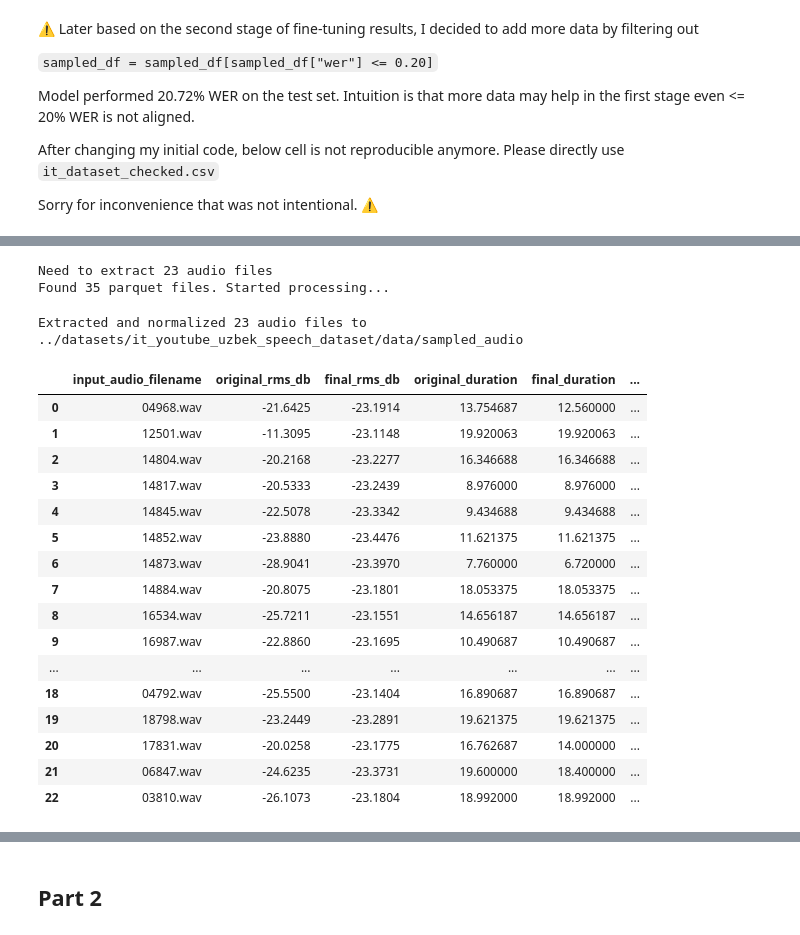
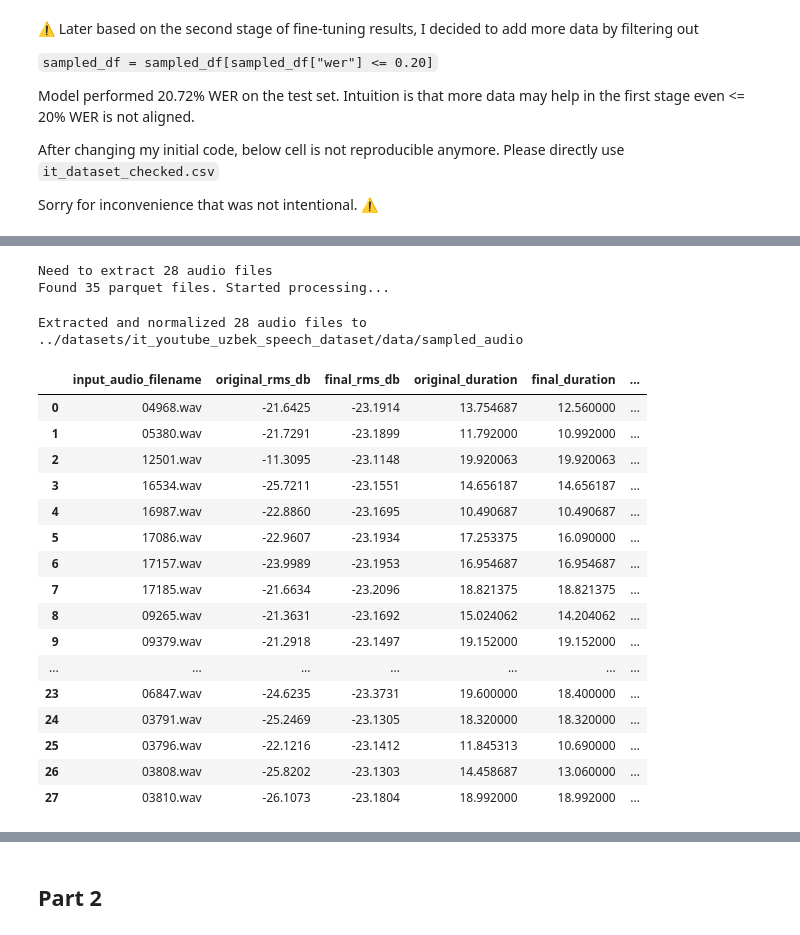
Before and after one commit to HaidarChaito/uzbek-automatic-speech-recognition, a Jupyter notebook: notebooks/5_it_dataset_preparation.ipynb, the cells around one changed output, grey strips where cells are left out. Cells and saved outputs as stored; diff of their text form; code cells hidden in the pictures.

Commit message:
Once again add IT sampled part 1

```diff
--- a/notebooks/5_it_dataset_preparation.ipynb
+++ b/notebooks/5_it_dataset_preparation.ipynb
@@ -621,29 +604,26 @@ Checking audio files...
 # %%
-processed_audio_stats_df = extract_and_normalize_audio_from_parquet(missing_files)
-processed_audio_stats_df.to_csv(PROCESSED_AUDIO_STATS_PATH.replace(".csv", "2.csv"), index=False)
-
-processed_audio_stats_df
+extract_and_normalize_audio_from_parquet(missing_files)
 # %% [output]
-Need to extract 23 audio files
+Need to extract 28 audio files
 Found 35 parquet files. Started processing...
-Extracted and normalized 23 audio files to ../datasets/it_youtube_uzbek_speech_dataset/data/sampled_audio
+Extracted and normalized 28 audio files to ../datasets/it_youtube_uzbek_speech_dataset/data/sampled_audio
 |  | input_audio_filename | original_rms_db | final_rms_db | original_duration | final_duration | ... |
 | 0 | 04968.wav | -21.6425 | -23.1914 | 13.754687 | 12.560000 | ... |
-| 1 | 12501.wav | -11.3095 | -23.1148 | 19.920063 | 19.920063 | ... |
-| 2 | 14804.wav | -20.2168 | -23.2277 | 16.346688 | 16.346688 | ... |
-| 3 | 14817.wav | -20.5333 | -23.2439 | 8.976000 | 8.976000 | ... |
-| 4 | 14845.wav | -22.5078 | -23.3342 | 9.434688 | 9.434688 | ... |
-| 5 | 14852.wav | -23.8880 | -23.4476 | 11.621375 | 11.621375 | ... |
-| 6 | 14873.wav | -28.9041 | -23.3970 | 7.760000 | 6.720000 | ... |
-| 7 | 14884.wav | -20.8075 | -23.1801 | 18.053375 | 18.053375 | ... |
-| 8 | 16534.wav | -25.7211 | -23.1551 | 14.656187 | 14.656187 | ... |
-| 9 | 16987.wav | -22.8860 | -23.1695 | 10.490687 | 10.490687 | ... |
+| 1 | 05380.wav | -21.7291 | -23.1899 | 11.792000 | 10.992000 | ... |
+| 2 | 12501.wav | -11.3095 | -23.1148 | 19.920063 | 19.920063 | ... |
+| 3 | 16534.wav | -25.7211 | -23.1551 | 14.656187 | 14.656187 | ... |
+| 4 | 16987.wav | -22.8860 | -23.1695 | 10.490687 | 10.490687 | ... |
+| 5 | 17086.wav | -22.9607 | -23.1934 | 17.253375 | 16.090000 | ... |
+| 6 | 17157.wav | -23.9989 | -23.1953 | 16.954687 | 16.954687 | ... |
+| 7 | 17185.wav | -21.6634 | -23.2096 | 18.821375 | 18.821375 | ... |
+| 8 | 09265.wav | -21.3631 | -23.1692 | 15.024062 | 14.204062 | ... |
+| 9 | 09379.wav | -21.2918 | -23.1497 | 19.152000 | 19.152000 | ... |
 | ... | ... | ... | ... | ... | ... | ... |
-| 18 | 04792.wav | -25.5500 | -23.1404 | 16.890687 | 16.890687 | ... |
-| 19 | 18798.wav | -23.2449 | -23.2891 | 19.621375 | 19.621375 | ... |
-| 20 | 17831.wav | -20.0258 | -23.1775 | 16.762687 | 14.000000 | ... |
-| 21 | 06847.wav | -24.6235 | -23.3731 | 19.600000 | 18.400000 | ... |
-| 22 | 03810.wav | -26.1073 | -23.1804 | 18.992000 | 18.992000 | ... |
+| 23 | 06847.wav | -24.6235 | -23.3731 | 19.600000 | 18.400000 | ... |
+| 24 | 03791.wav | -25.2469 | -23.1305 | 18.320000 | 18.320000 | ... |
+| 25 | 03796.wav | -22.1216 | -23.1412 | 11.845313 | 10.690000 | ... |
+| 26 | 03808.wav | -25.8202 | -23.1303 | 14.458687 | 13.060000 | ... |
+| 27 | 03810.wav | -26.1073 | -23.1804 | 18.992000 | 18.992000 | ... |
 # %%
 # import scripts.similarity_metrics as similarity_metrics
 
```
Also changed, not shown: parts of 9 cells of this notebook, 1 other file.
